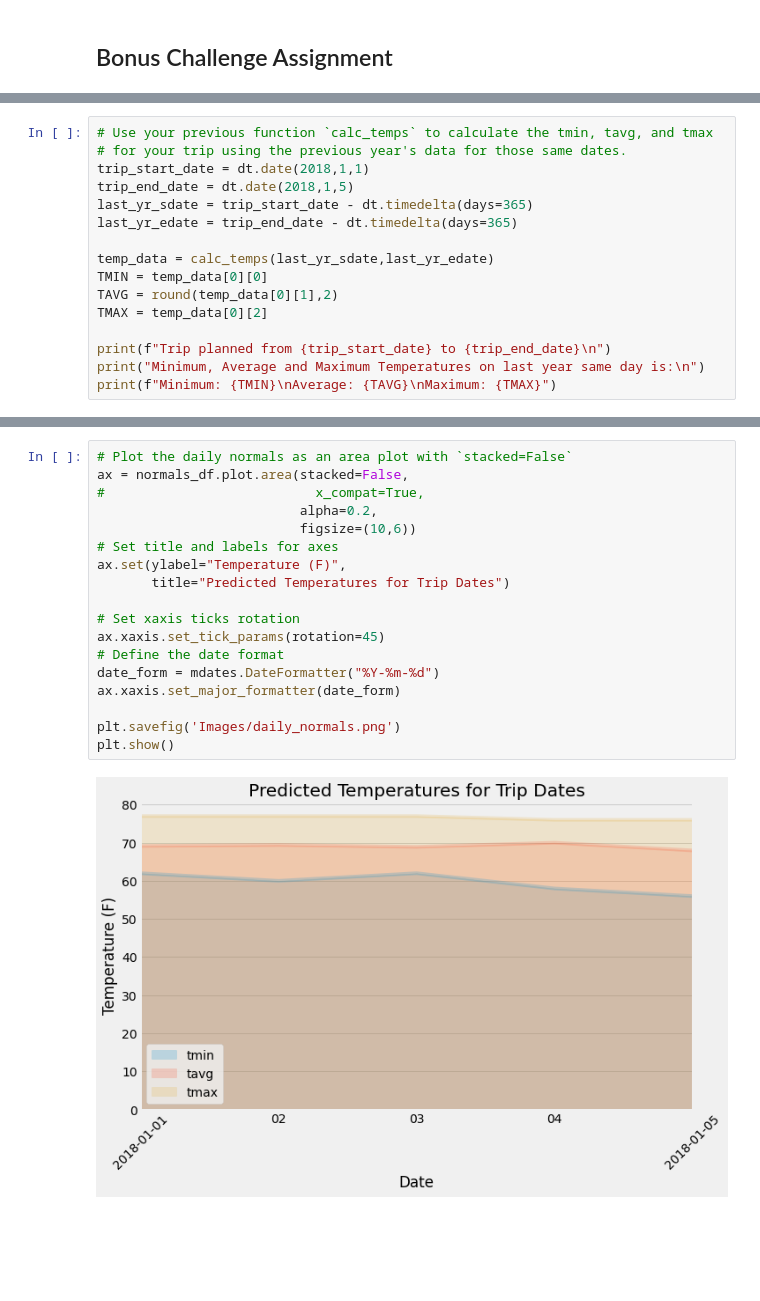
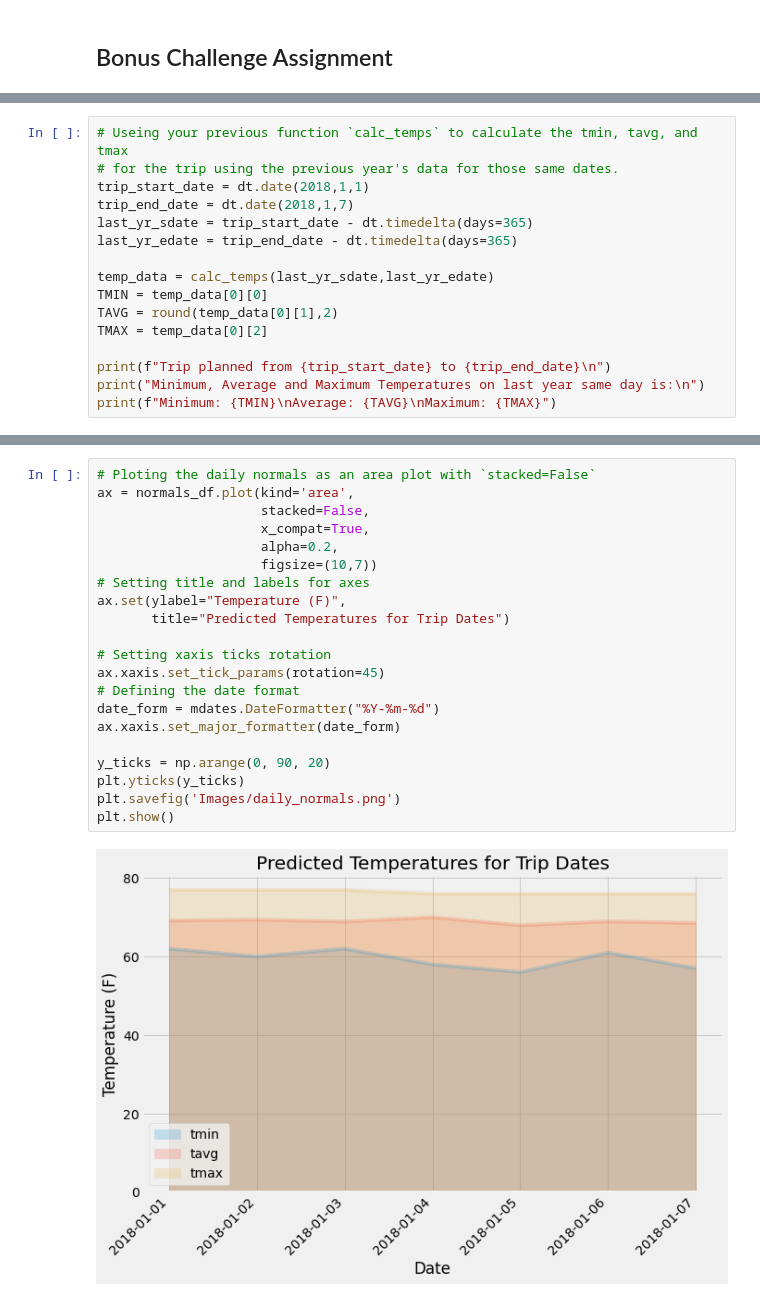
Before and after one commit to CicilyGeorge/sqlalchemy-challenge, a Jupyter notebook: climate.ipynb, the cells around one changed output, grey strips where cells are left out. Cells and saved outputs as stored; diff of their text form; blank space fills up the shorter version.

```diff
--- a/climate.ipynb
+++ b/climate.ipynb
@@ -223,8 +215,8 @@ print(calc_temps('2012-02-28', '2012-03-05'))
 # %%
-# Use your previous function `calc_temps` to calculate the tmin, tavg, and tmax
-# for your trip using the previous year's data for those same dates.
+# Useing your previous function `calc_temps` to calculate the tmin, tavg, and tmax
+# for the trip using the previous year's data for those same dates.
 trip_start_date = dt.date(2018,1,1)
-trip_end_date = dt.date(2018,1,5)
+trip_end_date = dt.date(2018,1,7)
 last_yr_sdate = trip_start_date - dt.timedelta(days=365)
 last_yr_edate = trip_end_date - dt.timedelta(days=365)
 
@@ -341,20 +333,23 @@ normals_df
 # %%
-# Plot the daily normals as an area plot with `stacked=False`
-ax = normals_df.plot.area(stacked=False,
-#                           x_compat=True,
-                          alpha=0.2,
-                          figsize=(10,6))
-# Set title and labels for axes
+# Ploting the daily normals as an area plot with `stacked=False`
+ax = normals_df.plot(kind='area',
+                     stacked=False,
+                     x_compat=True,
+                     alpha=0.2,
+                     figsize=(10,7))
+# Setting title and labels for axes
 ax.set(ylabel="Temperature (F)",
        title="Predicted Temperatures for Trip Dates")
 
-# Set xaxis ticks rotation
+# Setting xaxis ticks rotation
 ax.xaxis.set_tick_params(rotation=45)
-# Define the date format
+# Defining the date format
 date_form = mdates.DateFormatter("%Y-%m-%d")
 ax.xaxis.set_major_formatter(date_form)
 
+y_ticks = np.arange(0, 90, 20)
+plt.yticks(y_ticks)
 plt.savefig('Images/daily_normals.png')
 plt.show()
 # %% [output]
-[figure, old version]
+[figure, new version]
```
Also changed, not shown: parts of 19 cells of this notebook, 2 other files.
